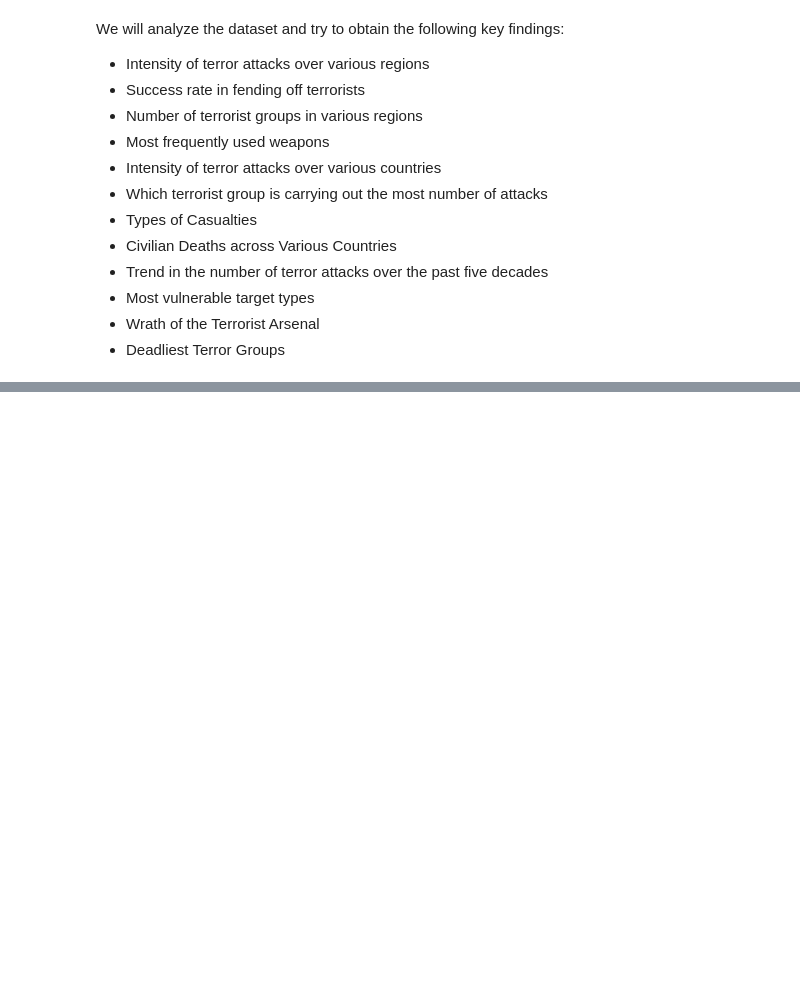
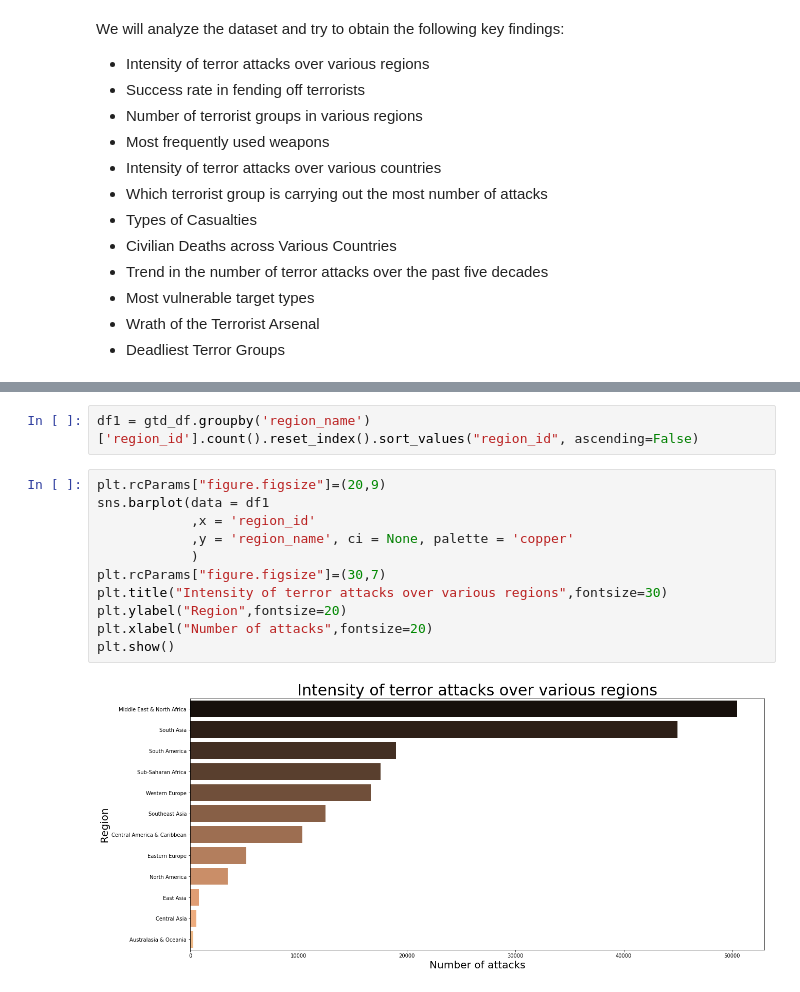
Before and after one commit to manjusreekc/EDA-Global-Terrorism-Analysis, a Jupyter notebook: Global_Terrorism_Analysis_EDA_Capstone_Project.ipynb, the cells around one changed output, grey strips where cells are left out. Cells and saved outputs as stored; diff of their text form; blank space fills up the shorter version.

```diff
--- a/Global_Terrorism_Analysis_EDA_Capstone_Project.ipynb
+++ b/Global_Terrorism_Analysis_EDA_Capstone_Project.ipynb
@@ -160,0 +186,15 @@ We will analyze the dataset and try to obtain the following key findings:
+# %%
+df1 = gtd_df.groupby('region_name')['region_id'].count().reset_index().sort_values("region_id", ascending=False)
+# %%
+plt.rcParams["figure.figsize"]=(20,9)
+sns.barplot(data = df1
+            ,x = 'region_id'
+            ,y = 'region_name', ci = None, palette = 'copper'
+            )
+plt.rcParams["figure.figsize"]=(30,7)
+plt.title("Intensity of terror attacks over various regions",fontsize=30)
+plt.ylabel("Region",fontsize=20)
+plt.xlabel("Number of attacks",fontsize=20)
+plt.show()
+# %% [output]
+[figure, added]
```
Also changed, not shown: parts of 41 cells of this notebook.
